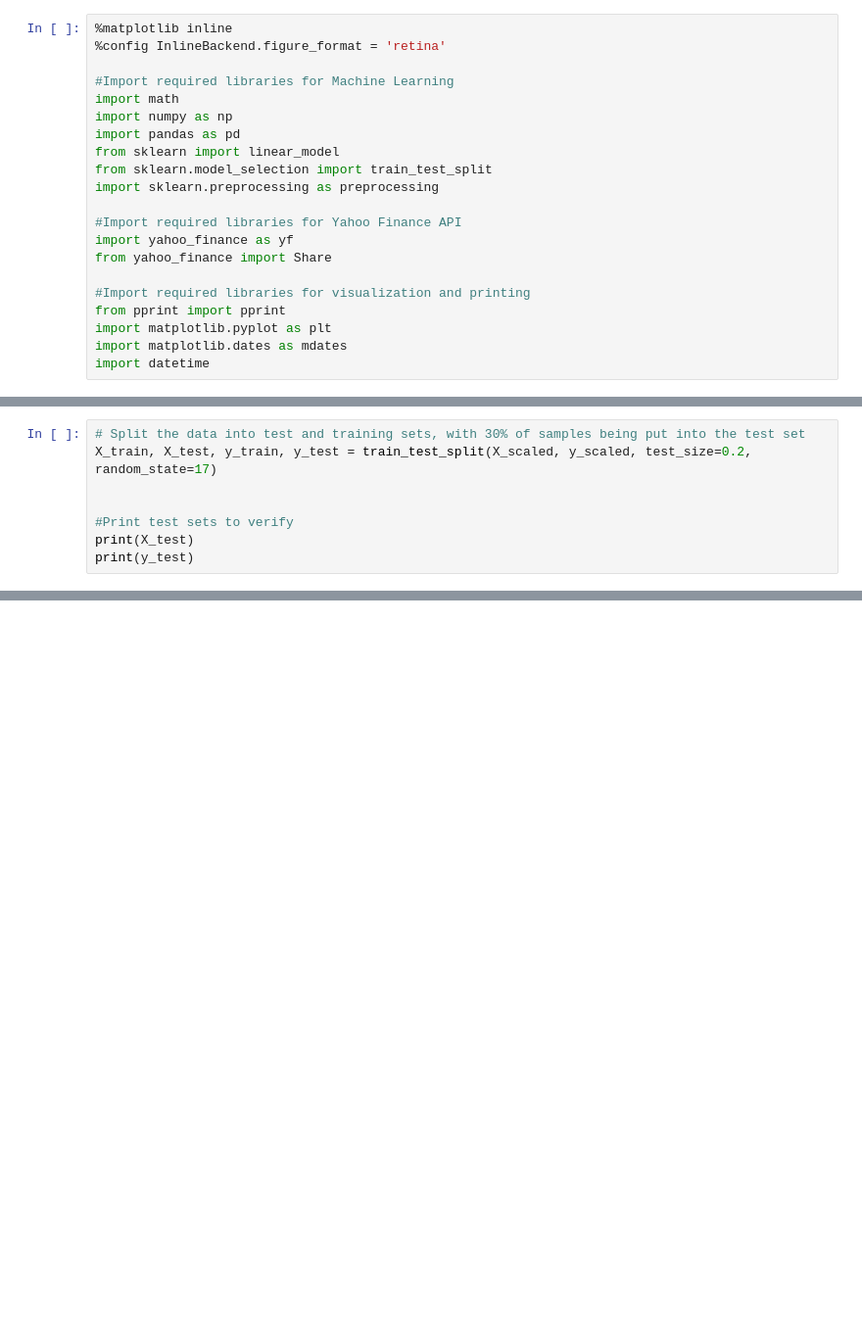
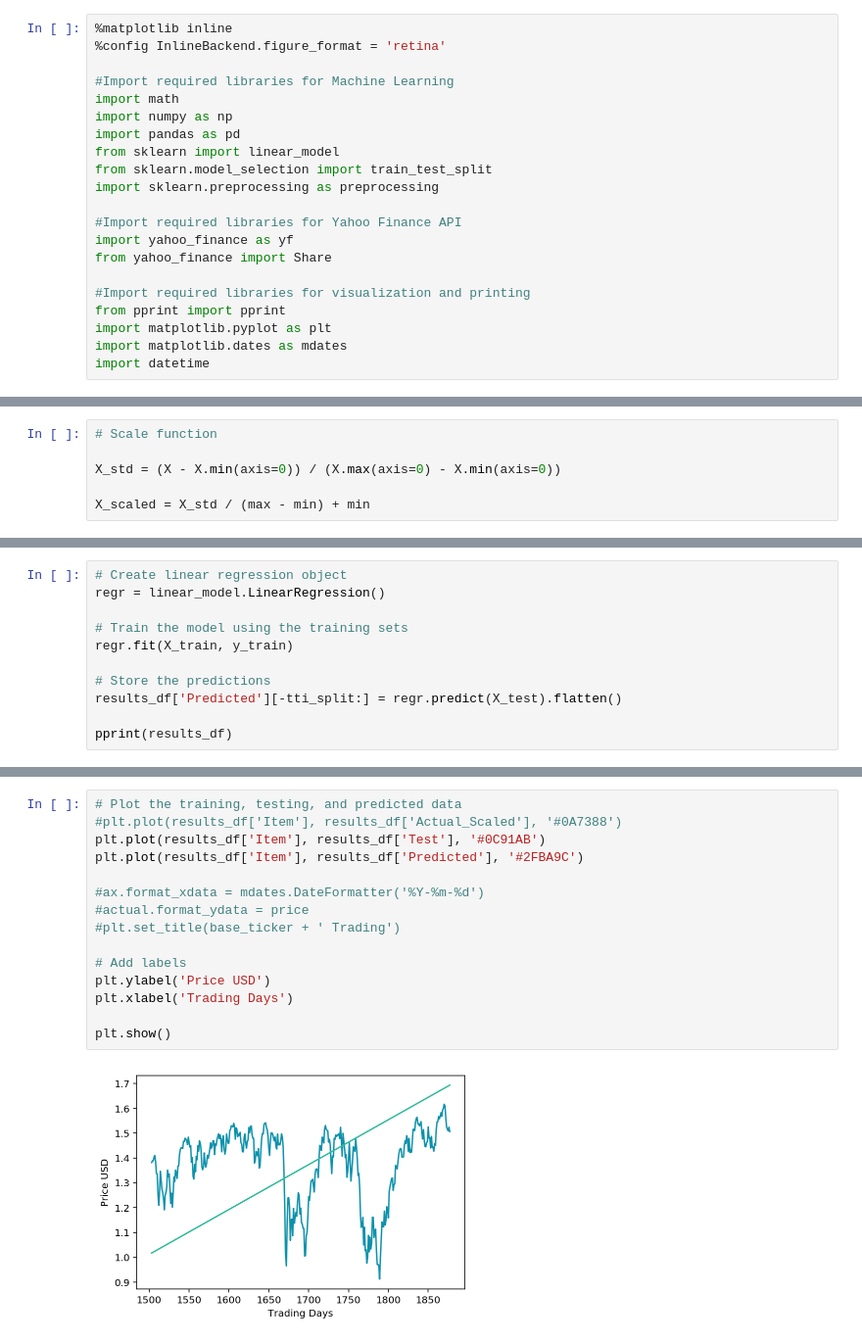
Before and after one commit to gilakos/machine-learning, a Jupyter notebook: projects/capstone/gilakos_stockpricepredictor_dev-benchmarkmodel.ipynb, the cells around one changed output, grey strips where cells are left out. Shown: that part at 98% size. Cells and saved outputs as stored; diff of their text form; blank space fills up the shorter version.

Commit message:
Benchmark Linear Regression
Feat: benchmark Linear Regression complete

```diff
--- a/projects/capstone/gilakos_stockpricepredictor_dev-benchmarkmodel.ipynb
+++ b/projects/capstone/gilakos_stockpricepredictor_dev-benchmarkmodel.ipynb
@@ -102 +159,7 @@ plt.show()
+# %%
+# Scale function
+
+X_std = (X - X.min(axis=0)) / (X.max(axis=0) - X.min(axis=0))
+
+X_scaled = X_std / (max - min) + min
 # %%
@@ -120,8 +212,0 @@ y_test = y_scaled[-tti_split:]
-# %%
-# Split the data into test and training sets, with 30% of samples being put into the test set
-X_train, X_test, y_train, y_test = train_test_split(X_scaled, y_scaled, test_size=0.2, random_state=17)
-
-
-#Print test sets to verify
-print(X_test)
-print(y_test)
@@ -145,0 +213,11 @@ print(y_test)
+# %%
+# Create linear regression object
+regr = linear_model.LinearRegression()
+
+# Train the model using the training sets
+regr.fit(X_train, y_train)
+
+# Store the predictions
+results_df['Predicted'][-tti_split:] = regr.predict(X_test).flatten()
+
+pprint(results_df)
@@ -146 +245,18 @@ print(y_test)
+# %%
+# Plot the training, testing, and predicted data
+#plt.plot(results_df['Item'], results_df['Actual_Scaled'], '#0A7388')
+plt.plot(results_df['Item'], results_df['Test'], '#0C91AB')
+plt.plot(results_df['Item'], results_df['Predicted'], '#2FBA9C')
+
+#ax.format_xdata = mdates.DateFormatter('%Y-%m-%d')
+#actual.format_ydata = price
+#plt.set_title(base_ticker + ' Trading')
+
+# Add labels
+plt.ylabel('Price USD')
+plt.xlabel('Trading Days')
+
+plt.show()
+# %% [output]
+[figure, added]
 # %%
```
Also changed, not shown: parts of 10 cells of this notebook.
